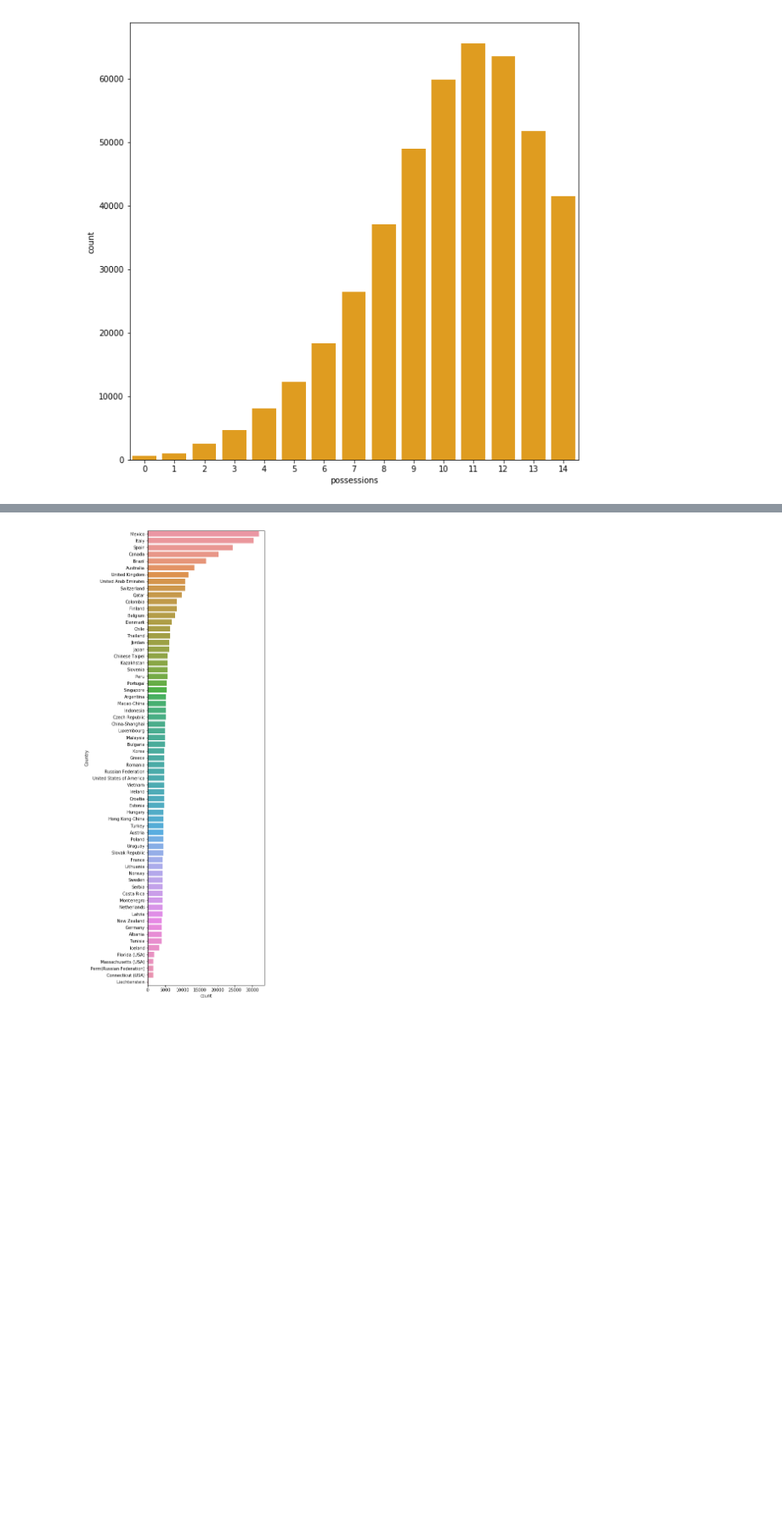
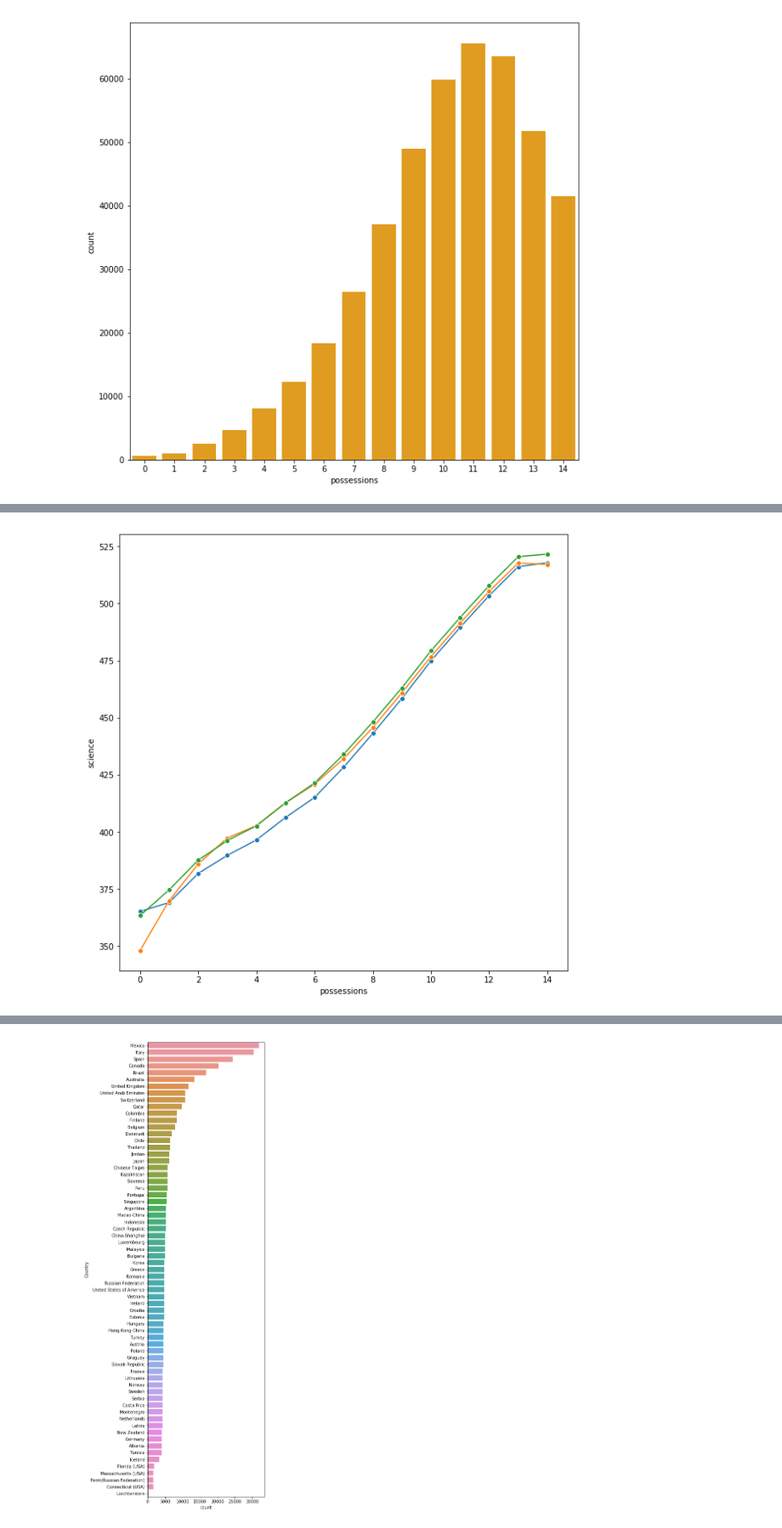
Before and after one commit to Steve-Choi/DAND, a Jupyter notebook: Communicate-Data-Findings/Communicate-Data-Findings.ipynb, the cells around one changed output, grey strips where cells are left out. Shown at 85% size. Drawn from its saved outputs; the diff is of its cells as text; code cells hidden in the pictures; blank space fills up the shorter version.

```diff
--- a/Communicate-Data-Findings/Communicate-Data-Findings.ipynb
+++ b/Communicate-Data-Findings/Communicate-Data-Findings.ipynb
@@ -293,0 +296,4 @@ sns.countplot(data=df, x='possessions', color='#ffa600');
+# %%
+# average performance by number of possessions
+df_q3 = df.groupby(['possessions']).mean().iloc[:,-3:]
+df_q3
@@ -293,0 +318,7 @@ sns.countplot(data=df, x='possessions', color='#ffa600');
+# %%
+# line plot (averaged data)
+plt.figure(figsize=(10, 10))
+
+[sns.lineplot(x=df_q3.index, y=df_q3.iloc[:,i], marker='o', data=df_q3) for i in range(3)];
+# %% [output]
+[figure, added]
```
Also changed, not shown: parts of 6 cells of this notebook.
